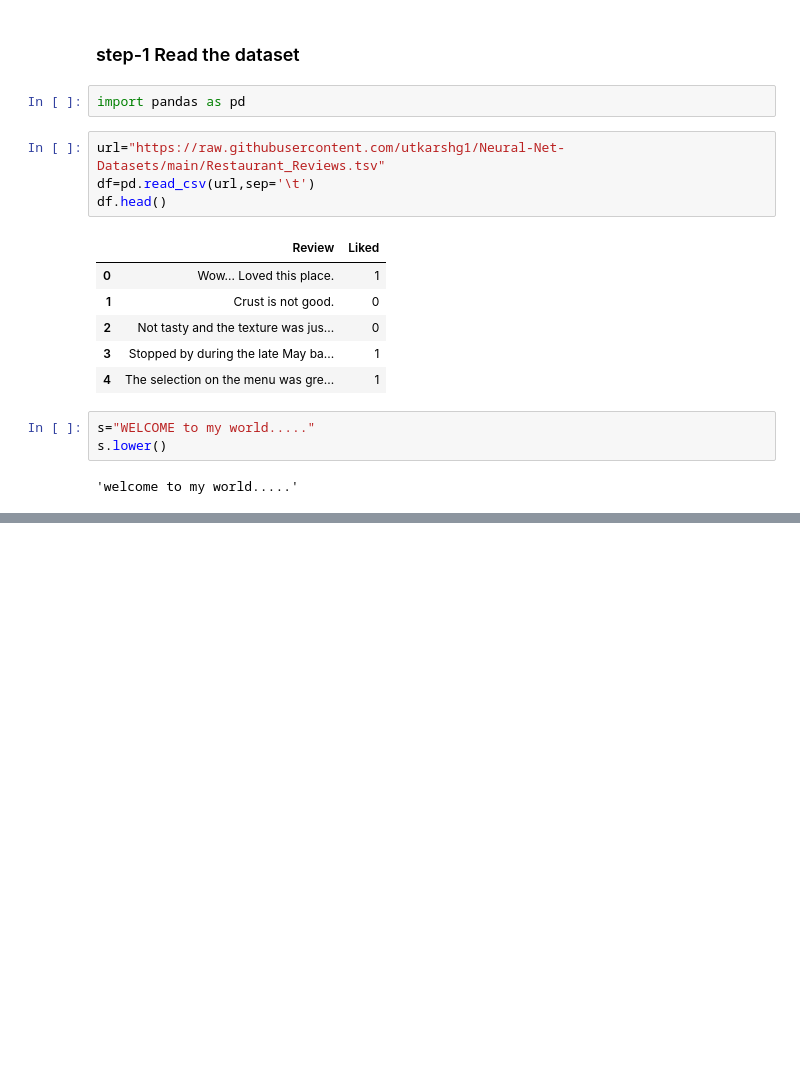
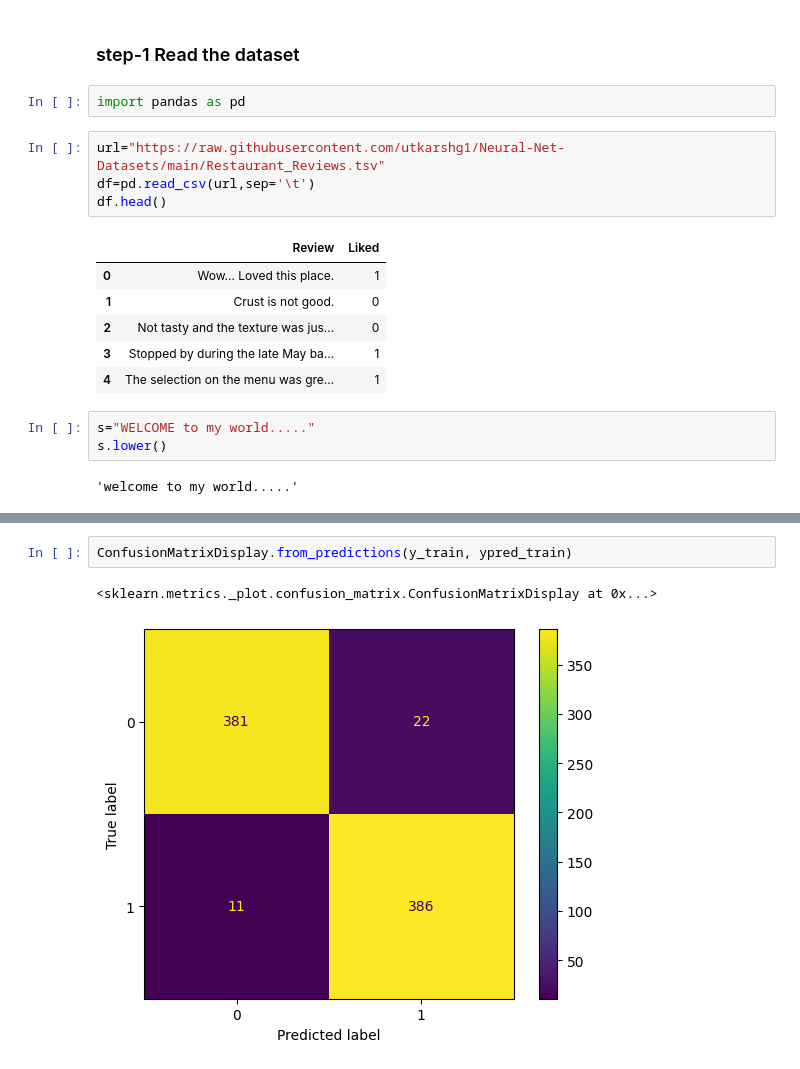
Before and after one commit to Prajyoti20/DeepLerning, a Jupyter notebook: Sentiment_Analysis_Restaurant_Review_Project.ipynb, the cells around one changed output, grey strips where cells are left out. Drawn from its saved outputs; the diff is of its cells as text; blank space fills up the shorter version.

```diff
--- a/Sentiment_Analysis_Restaurant_Review_Project.ipynb
+++ b/Sentiment_Analysis_Restaurant_Review_Project.ipynb
@@ -38,0 +314,5 @@ def preprocess(s):
+# %%
+ConfusionMatrixDisplay.from_predictions(y_train, ypred_train)
+# %% [output]
+<sklearn.metrics._plot.confusion_matrix.ConfusionMatrixDisplay at 0x...>
+[figure, added]
```
Also changed, not shown: parts of 54 cells of this notebook.
